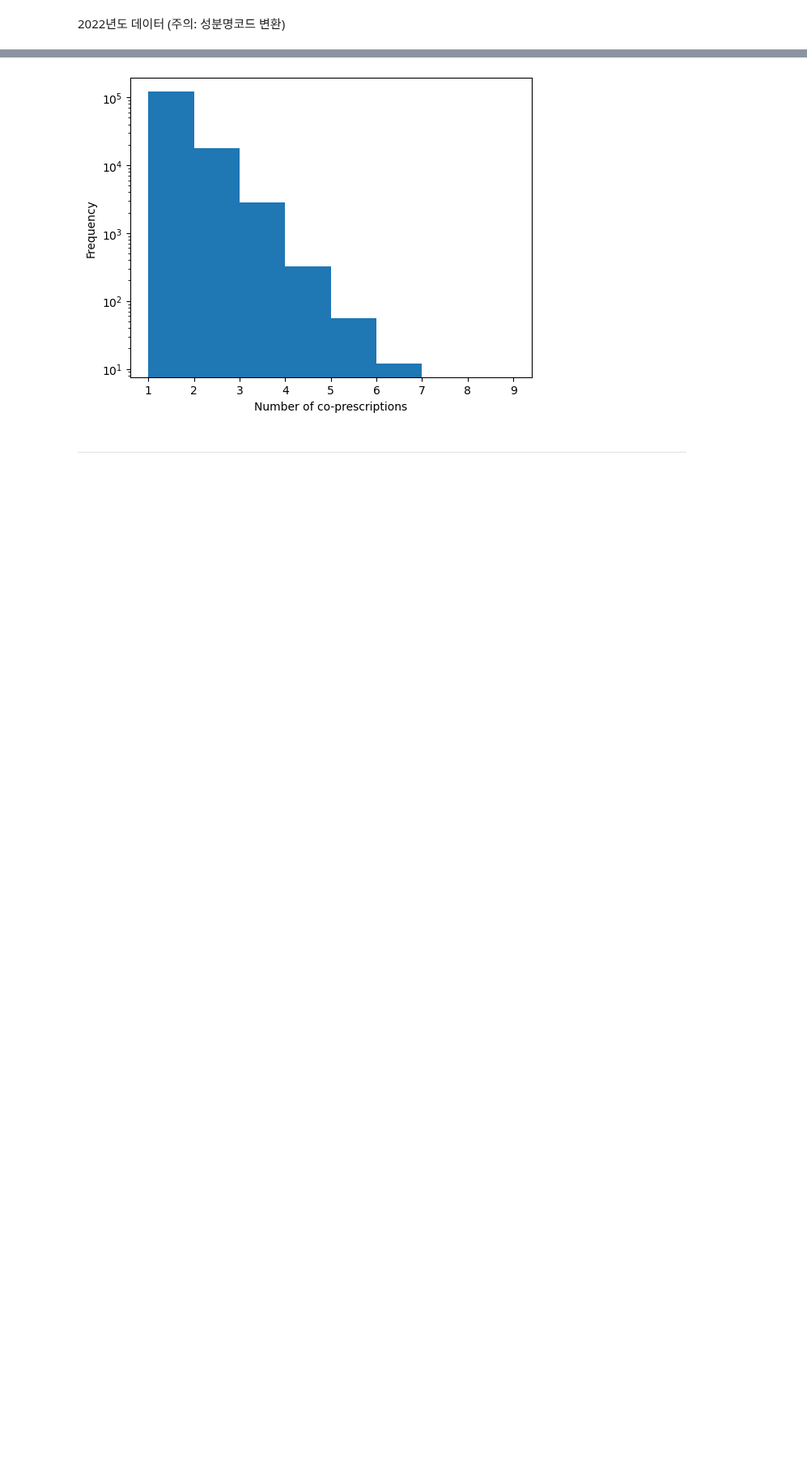
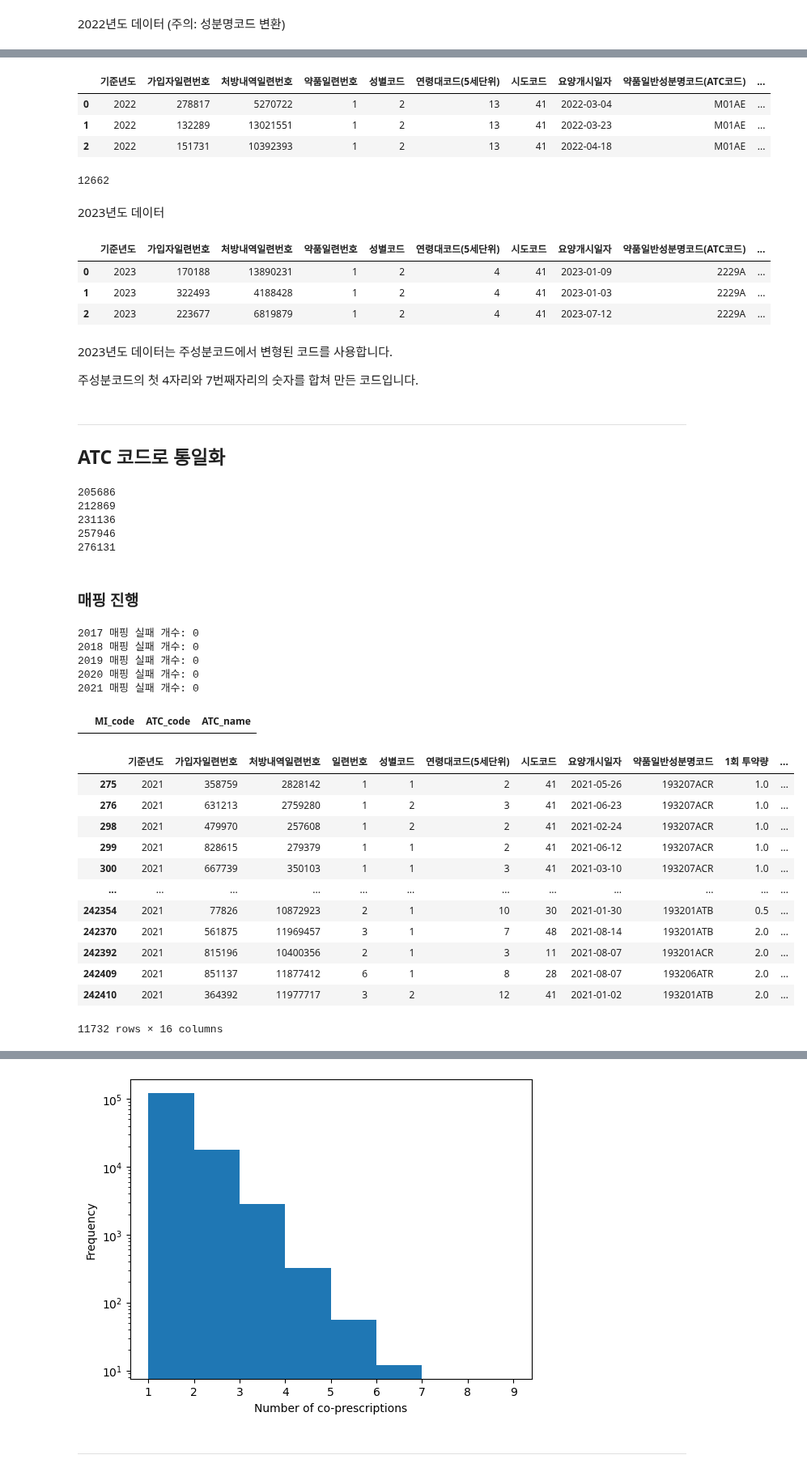
Before and after one commit to YuHan-J-Nam/Drug_Coprescription_Network_Analysis, a Jupyter notebook: medicine_filtering.ipynb, the cells around one changed output, grey strips where cells are left out. Shown at 81% size. Drawn from its saved outputs; the diff is of its cells as text; code cells hidden in the pictures; blank space fills up the shorter version.

```diff
--- a/medicine_filtering.ipynb
+++ b/medicine_filtering.ipynb
@@ -171,0 +80,7 @@ plt.show()
+# %%
+pd.read_csv('raw_data/2022/국민건강보험공단_의약품처방정보_2022_1(수정).CSV', encoding='cp949', nrows=3).head()
+# %% [output]
+|  | 기준년도 | 가입자일련번호 | 처방내역일련번호 | 약품일련번호 | 성별코드 | 연령대코드(5세단위) | 시도코드 | 요양개시일자 | 약품일반성분명코드(ATC코드) | ... |
+| 0 | 2022 | 278817 | 5270722 | 1 | 2 | 13 | 41 | 2022-03-04 | M01AE | ... |
+| 1 | 2022 | 132289 | 13021551 | 1 | 2 | 13 | 41 | 2022-03-23 | M01AE | ... |
+| 2 | 2022 | 151731 | 10392393 | 1 | 2 | 13 | 41 | 2022-04-18 | M01AE | ... |
@@ -171,0 +93,18 @@ plt.show()
+# %%
+df_2022 = pd.read_csv('./data/antidepressant_prescription_2022.csv')
+len(df_2022)
+# %% [output]
+12662
+# %% [markdown]
+2023년도 데이터
+# %%
+pd.read_csv('raw_data/2023/1.국민건강보험공단_의약품처방정보_2023_1.CSV', encoding='cp949', nrows=3).head()
+# %% [output]
+|  | 기준년도 | 가입자일련번호 | 처방내역일련번호 | 약품일련번호 | 성별코드 | 연령대코드(5세단위) | 시도코드 | 요양개시일자 | 약품일반성분명코드(ATC코드) | ... |
+| 0 | 2023 | 170188 | 13890231 | 1 | 2 | 4 | 41 | 2023-01-09 | 2229A | ... |
+| 1 | 2023 | 322493 | 4188428 | 1 | 2 | 4 | 41 | 2023-01-03 | 2229A | ... |
+| 2 | 2023 | 223677 | 6819879 | 1 | 2 | 4 | 41 | 2023-07-12 | 2229A | ... |
+# %% [markdown]
+2023년도 데이터는 주성분코드에서 변형된 코드를 사용합니다.
+
+주성분코드의 첫 4자리와 7번째자리의 숫자를 합쳐 만든 코드입니다.
@@ -171,0 +120,3 @@ plt.show()
+# %% [markdown]
+---
+## ATC 코드로 통일화
@@ -171,0 +132,45 @@ plt.show()
+# %%
+for df in [df_2017, df_2018, df_2019, df_2020, df_2021]:
+    print(len(df))
+# %% [output]
+205686
+212869
+231136
+257946
+276131
+# %% [markdown]
+### 매핑 진행
+# %%
+# 17, 18, 19, 20, 21년도의 주성분코드를 ATC코드로 변환합니다
+columns = df_2017.columns
+for df_year, year in zip([df_2017, df_2018, df_2019, df_2020, df_2021], ['2017', '2018', '2019', '2020', '2021']):
+    df_year.columns = columns  # 컬럼명을 통일합니다.
+    df_year['ATC코드'] = df_year['약품일반성분명코드'].map(ad_mapping.set_index('MI_code')['ATC_code'])
+    print(f"{year} 매핑 실패 개수: {df_year['ATC코드'].isnull().sum()}")
+    # df_year.drop(['약품일반성분명코드', '단가', '금액', '데이터 공개일자'], axis=1, inplace=True)
+# %% [output]
+2017 매핑 실패 개수: 0
+2018 매핑 실패 개수: 0
+2019 매핑 실패 개수: 0
+2020 매핑 실패 개수: 0
+2021 매핑 실패 개수: 0
+# %%
+ad_mapping[ad_mapping['MI_code'] == '193207ACR']
+# %% [output]
+|  | MI_code | ATC_code | ATC_name |
+# %%
+df_2021[df_2021['ATC코드'].isnull()]
+# %% [output]
+|  | 기준년도 | 가입자일련번호 | 처방내역일련번호 | 일련번호 | 성별코드 | 연령대코드(5세단위) | 시도코드 | 요양개시일자 | 약품일반성분명코드 | 1회 투약량 | ... |
+| 275 | 2021 | 358759 | 2828142 | 1 | 1 | 2 | 41 | 2021-05-26 | 193207ACR | 1.0 | ... |
+| 276 | 2021 | 631213 | 2759280 | 1 | 2 | 3 | 41 | 2021-06-23 | 193207ACR | 1.0 | ... |
+| 298 | 2021 | 479970 | 257608 | 1 | 2 | 2 | 41 | 2021-02-24 | 193207ACR | 1.0 | ... |
+| 299 | 2021 | 828615 | 279379 | 1 | 1 | 2 | 41 | 2021-06-12 | 193207ACR | 1.0 | ... |
+| 300 | 2021 | 667739 | 350103 | 1 | 1 | 3 | 41 | 2021-03-10 | 193207ACR | 1.0 | ... |
+| ... | ... | ... | ... | ... | ... | ... | ... | ... | ... | ... | ... |
+| 242354 | 2021 | 77826 | 10872923 | 2 | 1 | 10 | 30 | 2021-01-30 | 193201ATB | 0.5 | ... |
+| 242370 | 2021 | 561875 | 11969457 | 3 | 1 | 7 | 48 | 2021-08-14 | 193201ATB | 2.0 | ... |
+| 242392 | 2021 | 815196 | 10400356 | 2 | 1 | 3 | 11 | 2021-08-07 | 193201ACR | 2.0 | ... |
+| 242409 | 2021 | 851137 | 11877412 | 6 | 1 | 8 | 28 | 2021-08-07 | 193206ATR | 2.0 | ... |
+| 242410 | 2021 | 364392 | 11977717 | 3 | 2 | 12 | 41 | 2021-01-02 | 193201ATB | 2.0 | ... |
+11732 rows × 16 columns
```
Also changed, not shown: parts of 33 cells of this notebook, 1 other file.
